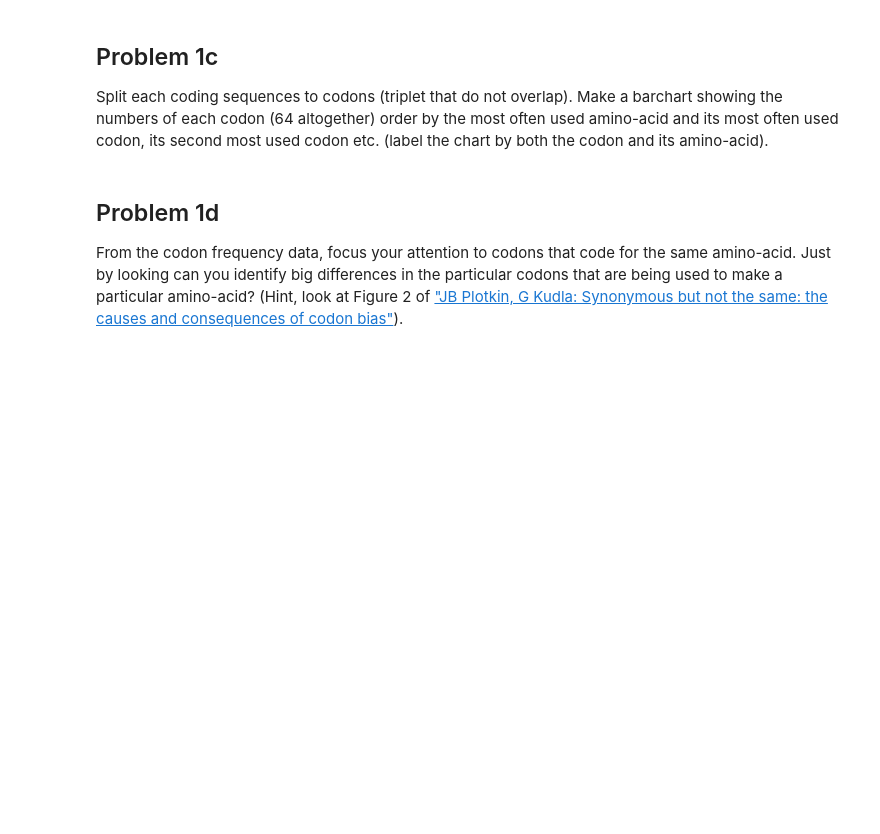
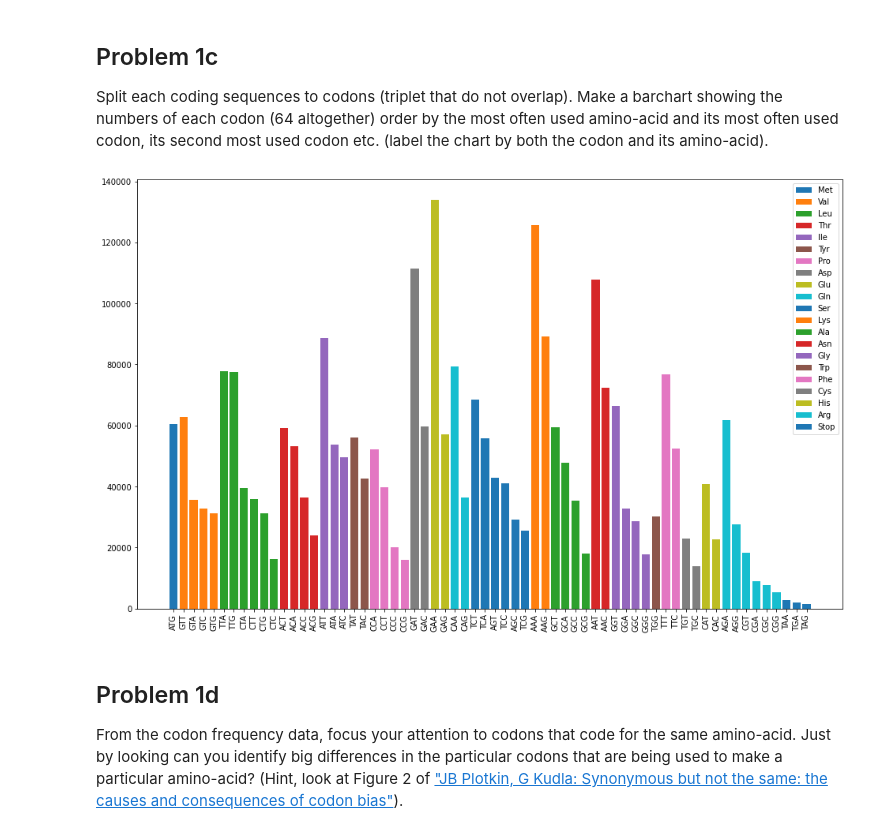
Before and after one commit to HegePI/elements-of-bioinformatics, a Jupyter notebook: assignements/assignement_2/A2.ipynb, the cells around one changed output. Cells and saved outputs as stored; diff of their text form; code cells hidden in the pictures; blank space fills up the shorter version.

```diff
--- a/assignements/assignement_2/A2.ipynb
+++ b/assignements/assignement_2/A2.ipynb
@@ -147,6 +147,42 @@ dict_keys([Seq('ATG'), Seq('GTA'), Seq('CTG'), Seq('ACG'), Seq('ATT'), Seq('TAT'
 ## Problem 1c
 
 Split each coding sequences to codons (triplet that do not overlap). Make a barchart showing the numbers of each codon (64 altogether) order by the most often used amino-acid and its most often used codon, its second most used codon etc. (label the chart by both the codon and its amino-acid).
+# %%
+res = {}
+
+for record_key in records.keys():
+    nuc_seq = records[record_key].seq
+    codons = extract_triplets(str(nuc_seq))
+    for codon, amount in codons.items():
+        acid = transl[codon]
+        if acid in res:
+            if codon in res[acid].keys():
+                res[acid][codon] += amount
+            else:
+                res[acid][codon] = amount
+        else:
+            res[acid] = {codon: amount}
+
+_, ax = plt.subplots(figsize=(16, 10))
+
+for acid, codon_sums in res.items():
+    codon_sums = dict(
+        sorted(codon_sums.items(), key=lambda item: item[1], reverse=True)
+    )
+    bars = ax.bar(
+        x=list(codon_sums.keys()),
+        height=codon_sums.values(),
+        label=acid,
+    )
+
+for tick in ax.get_xticklabels():
+    tick.set_rotation(90)
+
+ax.legend()
+
+plt.show()
+# %% [output]
+[figure, added]
 # %% [markdown]
 ## Problem 1d
 
```
Also changed, not shown: parts of 3 cells of this notebook, 1 other file.
